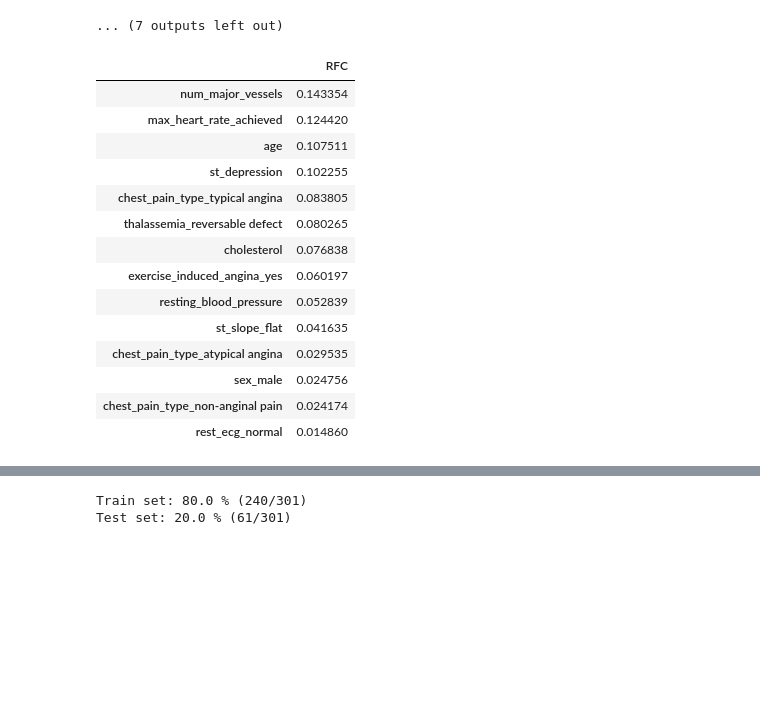
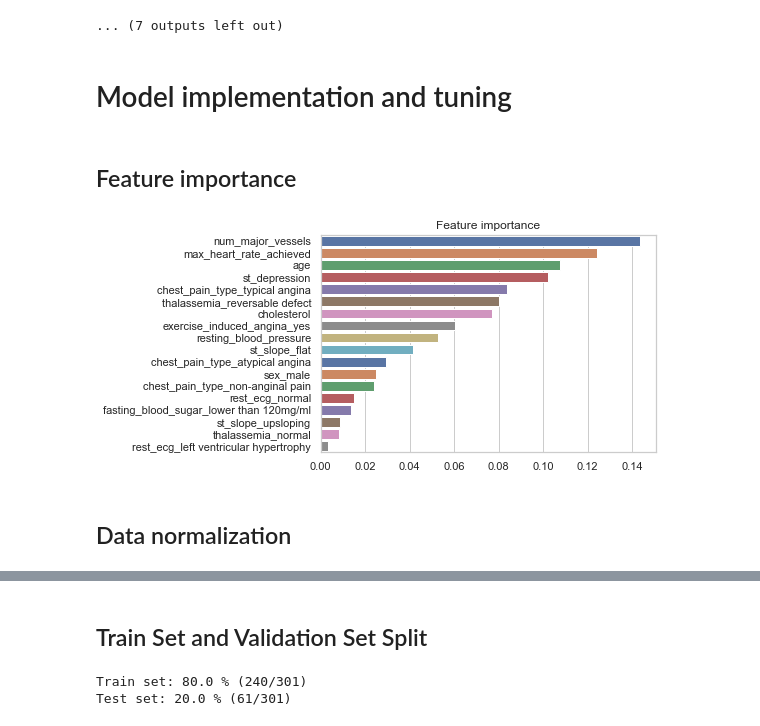
Before and after one commit to alessiogilardi/heart-disease-data-analysis-project, a Jupyter notebook: random_forest.ipynb, the cells around one changed output, grey strips where cells are left out. Saved outputs shown, nothing was run; the diff lists cells and outputs as text; code cells hidden in the pictures; blank space fills up the shorter version.

```diff
--- a/random_forest.ipynb
+++ b/random_forest.ipynb
@@ -164,35 +172,31 @@ for c in ds.columns:
 [figure]
 [figure]
 ... (7 outputs left out)
+# %% [markdown]
+# Model implementation and tuning
 # %%
 # Split data in dataset and values to predict
 X = ds.drop(['target'], axis=1) # X -> data
 Y = ds['target'] # Y -> values to predict
+# %% [markdown]
+## Feature importance
 # %%
 #Uso RFC per estrarre le features più importanti
 
 model = RandomForestClassifier(random_state = 50)
 
 model.fit(X, Y)
-feature_importance = pd.DataFrame(model.feature_importances_, index=X.columns, columns=['RFC']).sort_values('RFC', ascending=False)
+#feature_importance = pd.DataFrame(model.feature_importances_, index=X.columns, columns=['RFC']).sort_values('RFC', ascending=False)
+#
+#feature_importance.head(10)
+
+sns.barplot(x=feature_importance.values[:,0], y=feature_importance.index, palette="deep").set_title("Feature importance")
+plt.show()
 model = None
-feature_importance.head(14)
 # %% [output]
-|  | RFC |
-| num_major_vessels | 0.143354 |
-| max_heart_rate_achieved | 0.124420 |
-| age | 0.107511 |
-| st_depression | 0.102255 |
-| chest_pain_type_typical angina | 0.083805 |
-| thalassemia_reversable defect | 0.080265 |
-| cholesterol | 0.076838 |
-| exercise_induced_angina_yes | 0.060197 |
-| resting_blood_pressure | 0.052839 |
-| st_slope_flat | 0.041635 |
-| chest_pain_type_atypical angina | 0.029535 |
-| sex_male | 0.024756 |
-| chest_pain_type_non-anginal pain | 0.024174 |
-| rest_ecg_normal | 0.014860 |
+[figure, added]
+# %% [markdown]
+## Data normalization
 # %%
 # Normalizzo i dati
 from sklearn import preprocessing
@@ -214,4 +218,6 @@ X_scaled.describe()
 | 50% | 1.782429e-01 | -9.381519e-02 | -1.062129e-01 | 1.426132e-01 | -0.209384 | -7.180170e-01 | ... |
 | 75% | 7.279470e-01 | 4.755068e-01 | 5.497818e-01 | 7.114670e-01 | 0.479410 | 2.599157e-01 | ... |
 | max | 2.487000e+00 | 3.891439e+00 | 6.125737e+00 | 2.286754e+00 | 4.439978 | 3.193714e+00 | ... |
+# %% [markdown]
+## Train Set and Validation Set Split
 # %%
```
Also changed, not shown: parts of 34 cells of this notebook.
